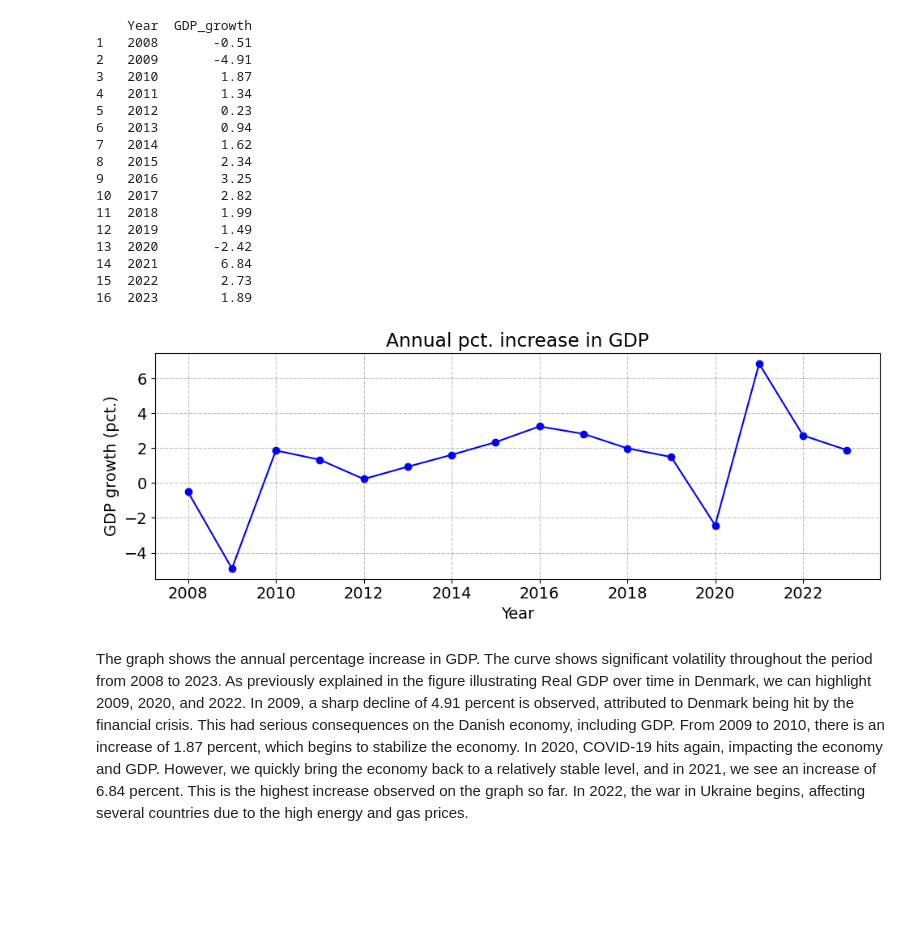
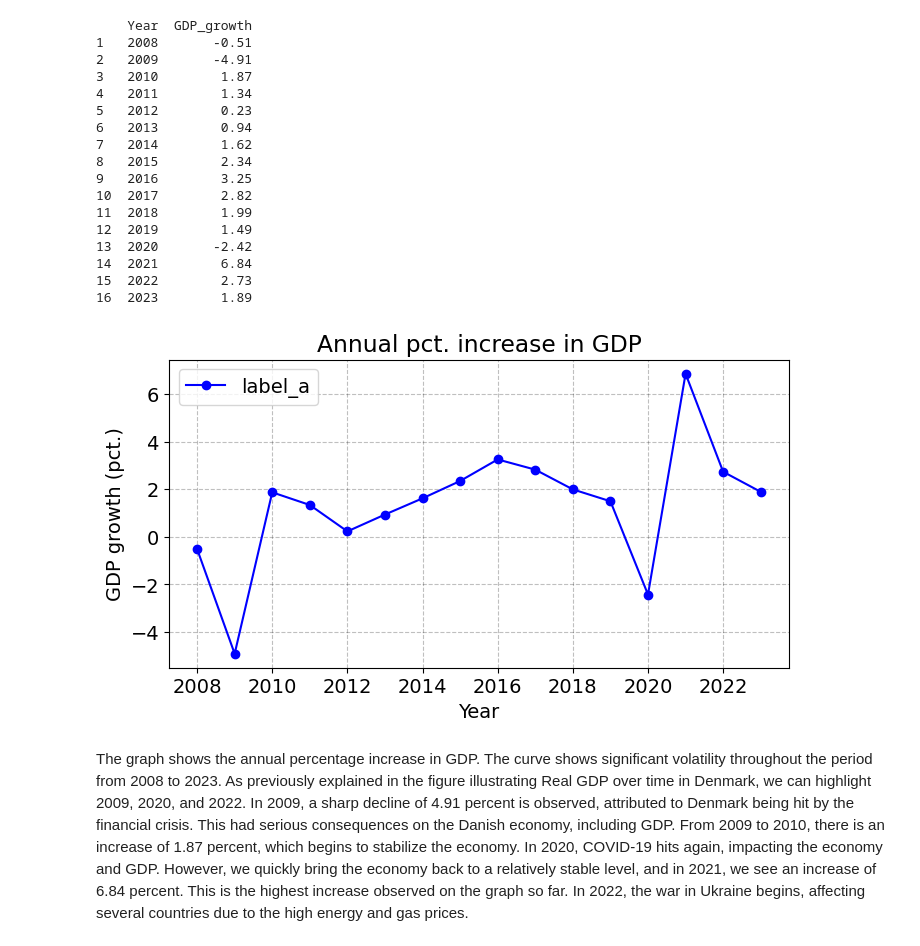
Before and after one commit to NumEconCopenhagen/projects-2024-sulaiman-phil-og-rabiah, a Jupyter notebook: dataproject/dataproject.ipynb, the cells around one changed output. Drawn from its saved outputs; the diff is of its cells as text; code cells hidden in the pictures; blank space fills up the shorter version.

```diff
--- a/dataproject/dataproject.ipynb
+++ b/dataproject/dataproject.ipynb
@@ -297,20 +286,10 @@ print(round(GDP_growth_,2))
 14  2021        6.84
 15  2022        2.73
 16  2023        1.89
-# %%
-GDP_growth_.sort_values(by='Year', inplace=True)
-
-# Plotting the graph for annual pct. increas in GDP
-plt.figure(figsize=(10, 4))
-plt.plot(GDP_growth_['Year'], GDP_growth_['GDP_growth'], marker='o', color='blue')
-plt.ylabel('GDP growth (pct.)')
-plt.title('Annual pct. increase in GDP')
-plt.xlabel('Year')
-plt.grid(True)  # Add gridlines
-plt.tight_layout()
-plt.show()
-# %% [output]
-[figure, removed]
+# %%
+dp.plot_graph_5(GDP_growth_['Year'],GDP_growth_['GDP_growth'], title='Annual pct. increase in GDP', xlabel='Year', ylabel='GDP growth (pct.)',)
+# %% [output]
+[figure, added]
 # %% [markdown]
 The graph shows the annual percentage increase in GDP. The curve shows significant volatility throughout the period from 2008 to 2023. As previously explained in the figure illustrating Real GDP over time in Denmark, we can highlight 2009, 2020, and 2022. In 2009, a sharp decline of 4.91 percent is observed, attributed to Denmark being hit by the financial crisis. This had serious consequences on the Danish economy, including GDP. From 2009 to 2010, there is an increase of 1.87 percent, which begins to stabilize the economy. In 2020, COVID-19 hits again, impacting the economy and GDP. However, we quickly bring the economy back to a relatively stable level, and in 2021, we see an increase of 6.84 percent. This is the highest increase observed on the graph so far. In 2022, the war in Ukraine begins, affecting several countries due to the high energy and gas prices.
 # %% [markdown]
```
Also changed, not shown: parts of 8 cells of this notebook, 1 other file.
